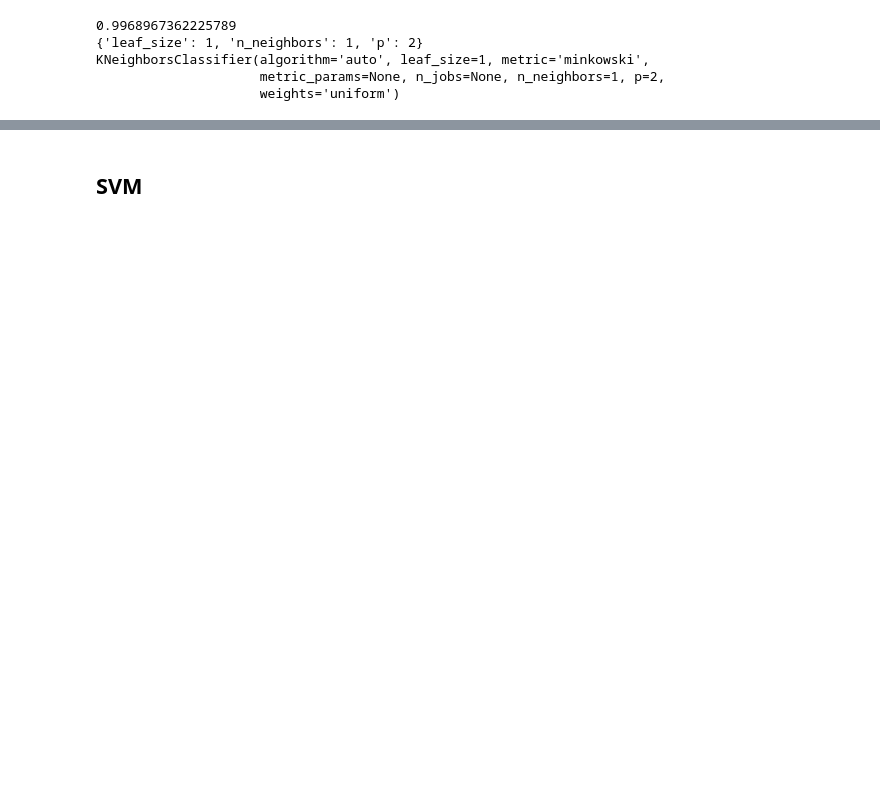
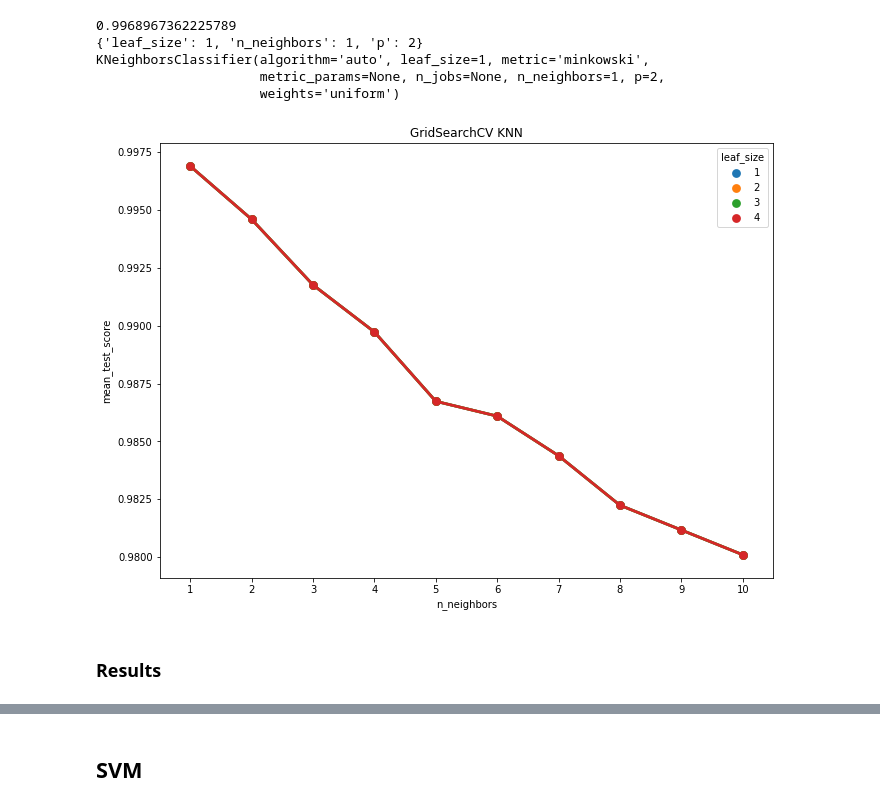
Before and after one commit to alexanderfache6/TCGA-kidney, a Jupyter notebook: module3-supervised-learning.ipynb, the cells around one changed output, grey strips where cells are left out. Drawn from its saved outputs; the diff is of its cells as text; code cells hidden in the pictures; blank space fills up the shorter version.

```diff
--- a/module3-supervised-learning.ipynb
+++ b/module3-supervised-learning.ipynb
@@ -12,3 +46,20 @@ from sklearn.model_selection import GridSearchCV, train_test_split
+# %%
+def plot_GridSearchCV_results(cv_results, param_x, param_z, title, metric='mean_test_score'):
+    """
+    cv_results - cv_results_ attribute of a GridSearchCV instance (or similar)
+    param_x - name of grid search parameter to plot on x axis
+    param_z - name of grid search parameter to plot by line color
+    """
+    cv_results = pd.DataFrame(cv_results)
+    col_x = 'param_' + param_x
+    col_z = 'param_' + param_z
+    fig, ax = plt.subplots(1, 1, figsize=(11, 8))
+    sb.pointplot(x=col_x, y=metric, hue=col_z, data=cv_results, ci=99, n_boot=64, ax=ax)
+    ax.set_title('GridSearchCV ' + title)
+    ax.set_xlabel(param_x)
+    ax.set_ylabel(metric)
+    ax.legend(title=param_z)
+    return fig
 # %% [markdown]
 ## Load Data
 # %%
@@ -153,3 +174,10 @@ print(best_estimator)
 KNeighborsClassifier(algorithm='auto', leaf_size=1, metric='minkowski',
                      metric_params=None, n_jobs=None, n_neighbors=1, p=2,
                      weights='uniform')
+# %%
+fig = plot_GridSearchCV_results(clf.cv_results_, 'n_neighbors', 'leaf_size', 'KNN')
+fig.savefig('Module3/GridSearchCV_' + 'KNN.png')
+# %% [output]
+[figure, added]
+# %% [markdown]
+### Results
```
Also changed, not shown: parts of 46 cells of this notebook, 22 other files.
